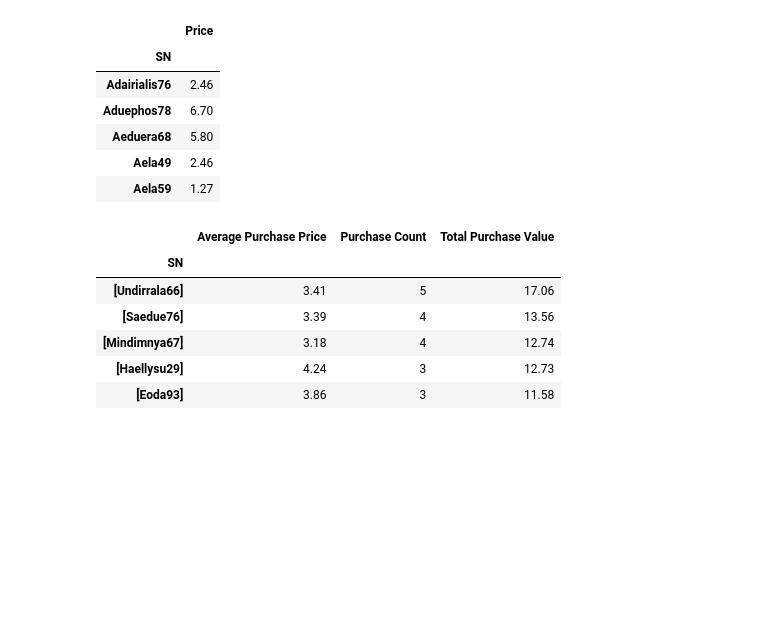
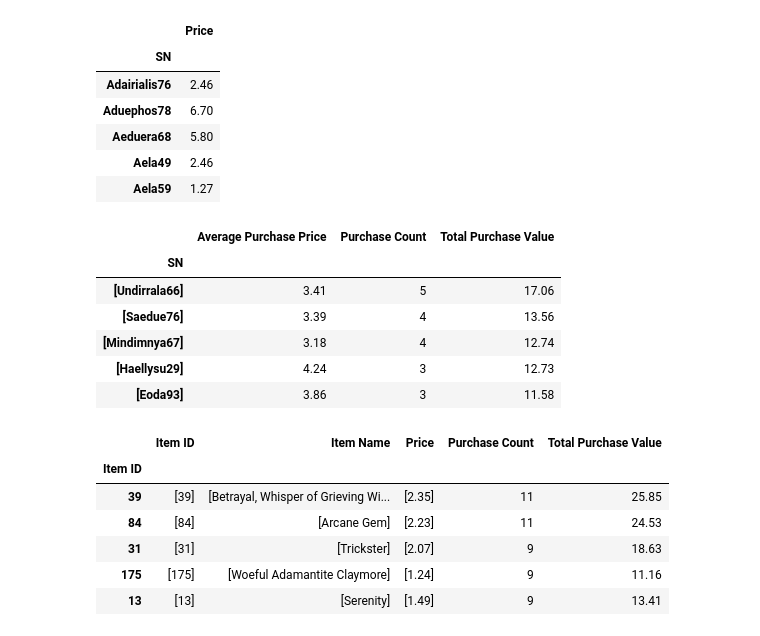
Before and after one commit to malvika/numpy_pandas-challenge, a Jupyter notebook: HeroesOfPymoli/PolyHeroes.ipynb, the cells around one changed output. Cells and saved outputs as stored; diff of their text form; code cells hidden in the pictures; blank space fills up the shorter version.

```diff
--- a/HeroesOfPymoli/PolyHeroes.ipynb
+++ b/HeroesOfPymoli/PolyHeroes.ipynb
@@ -353,0 +362,35 @@ top_spenders_df.head()
+# %%
+# Item Name
+top_items_name = item_ID["Item Name"].unique()
+# %%
+# Purchase Count
+top_purchase_count = item_ID["Age"].count()
+# %%
+# Item Price
+top_items_price = item_ID["Price"].unique()
+# %%
+# Total Purchase Value
+top_purchase_value = item_ID["Price"].sum()
+# %%
+# Creating a dictionary of top spenders
+top_items_dict = {"Item ID": top_items_list,
+                  "Item Name": top_items_name ,
+                  "Purchase Count":top_purchase_count ,
+                  "Price": top_items_price,
+                  "Total Purchase Value": top_purchase_value}
+
+#Create a dataframe
+top_items_df = pd.DataFrame(top_items_dict)
+top_purchase_df = top_items_df.set_index("Item ID", "Item Name")
+top_purchase_df = top_items_df.sort_values("Purchase Count",ascending=False)
+
+#Displays the top 5 items by purchase count
+top_purchase_df.head()
+# %% [output]
+|  | Item ID | Item Name | Price | Purchase Count | Total Purchase Value |
+| Item ID |  |  |  |  |  |
+| 39 | [39] | [Betrayal, Whisper of Grieving Wi... | [2.35] | 11 | 25.85 |
+| 84 | [84] | [Arcane Gem] | [2.23] | 11 | 24.53 |
+| 31 | [31] | [Trickster] | [2.07] | 9 | 18.63 |
+| 175 | [175] | [Woeful Adamantite Claymore] | [1.24] | 9 | 11.16 |
+| 13 | [13] | [Serenity] | [1.49] | 9 | 13.41 |
```
Also changed, not shown: parts of 2 cells of this notebook.
